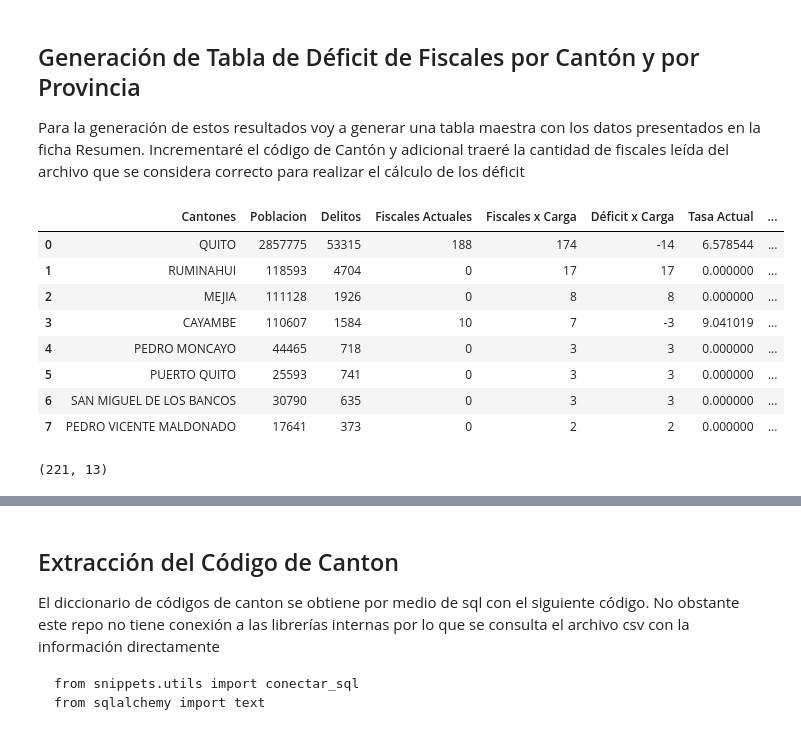
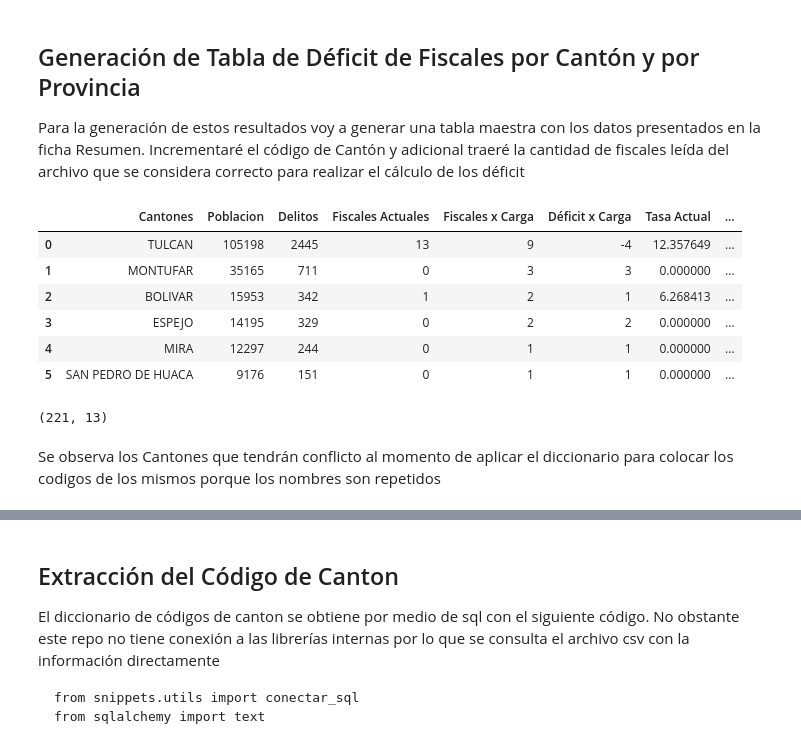
Before and after one commit to Darioxba1994/Proyecto_Fiscal-a, a Jupyter notebook: FormateoResultados.ipynb, the cells around one changed output, grey strips where cells are left out. Drawn from its saved outputs; the diff is of its cells as text; code cells hidden in the pictures.

```diff
--- a/FormateoResultados.ipynb
+++ b/FormateoResultados.ipynb
@@ -75,20 +75,20 @@ for arch in tqdm(os.listdir(os.path.join(dir_root, 'Resultados/Modelo/'))):
     provincia_df['Provincia'] = provincia_name
     deficit_fiscales_dict[provincia_name] = provincia_df
 # %%
-deficit_fiscales_dict['PICHINCHA']
+deficit_fiscales_dict['CARCHI']
 # %% [output]
 |  | Cantones | Poblacion | Delitos | Fiscales Actuales | Fiscales x Carga | Déficit x Carga | Tasa Actual | ... |
-| 0 | QUITO | 2857775 | 53315 | 188 | 174 | -14 | 6.578544 | ... |
-| 1 | RUMINAHUI | 118593 | 4704 | 0 | 17 | 17 | 0.000000 | ... |
-| 2 | MEJIA | 111128 | 1926 | 0 | 8 | 8 | 0.000000 | ... |
-| 3 | CAYAMBE | 110607 | 1584 | 10 | 7 | -3 | 9.041019 | ... |
-| 4 | PEDRO MONCAYO | 44465 | 718 | 0 | 3 | 3 | 0.000000 | ... |
-| 5 | PUERTO QUITO | 25593 | 741 | 0 | 3 | 3 | 0.000000 | ... |
-| 6 | SAN MIGUEL DE LOS BANCOS | 30790 | 635 | 0 | 3 | 3 | 0.000000 | ... |
-| 7 | PEDRO VICENTE MALDONADO | 17641 | 373 | 0 | 2 | 2 | 0.000000 | ... |
+| 0 | TULCAN | 105198 | 2445 | 13 | 9 | -4 | 12.357649 | ... |
+| 1 | MONTUFAR | 35165 | 711 | 0 | 3 | 3 | 0.000000 | ... |
+| 2 | BOLIVAR | 15953 | 342 | 1 | 2 | 1 | 6.268413 | ... |
+| 3 | ESPEJO | 14195 | 329 | 0 | 2 | 2 | 0.000000 | ... |
+| 4 | MIRA | 12297 | 244 | 0 | 1 | 1 | 0.000000 | ... |
+| 5 | SAN PEDRO DE HUACA | 9176 | 151 | 0 | 1 | 1 | 0.000000 | ... |
 # %%
 deficit_cantones = pd.concat([deficit_fiscales_dict[x] for x in deficit_fiscales_dict.keys()])
 deficit_cantones.reset_index(inplace=True)
 deficit_cantones.shape
 # %% [output]
 (221, 13)
+# %% [markdown]
+Se observa los Cantones que tendrán conflicto al momento de aplicar el diccionario para colocar los codigos de los mismos porque los nombres son repetidos
```
Also changed, not shown: parts of 40 cells of this notebook.
